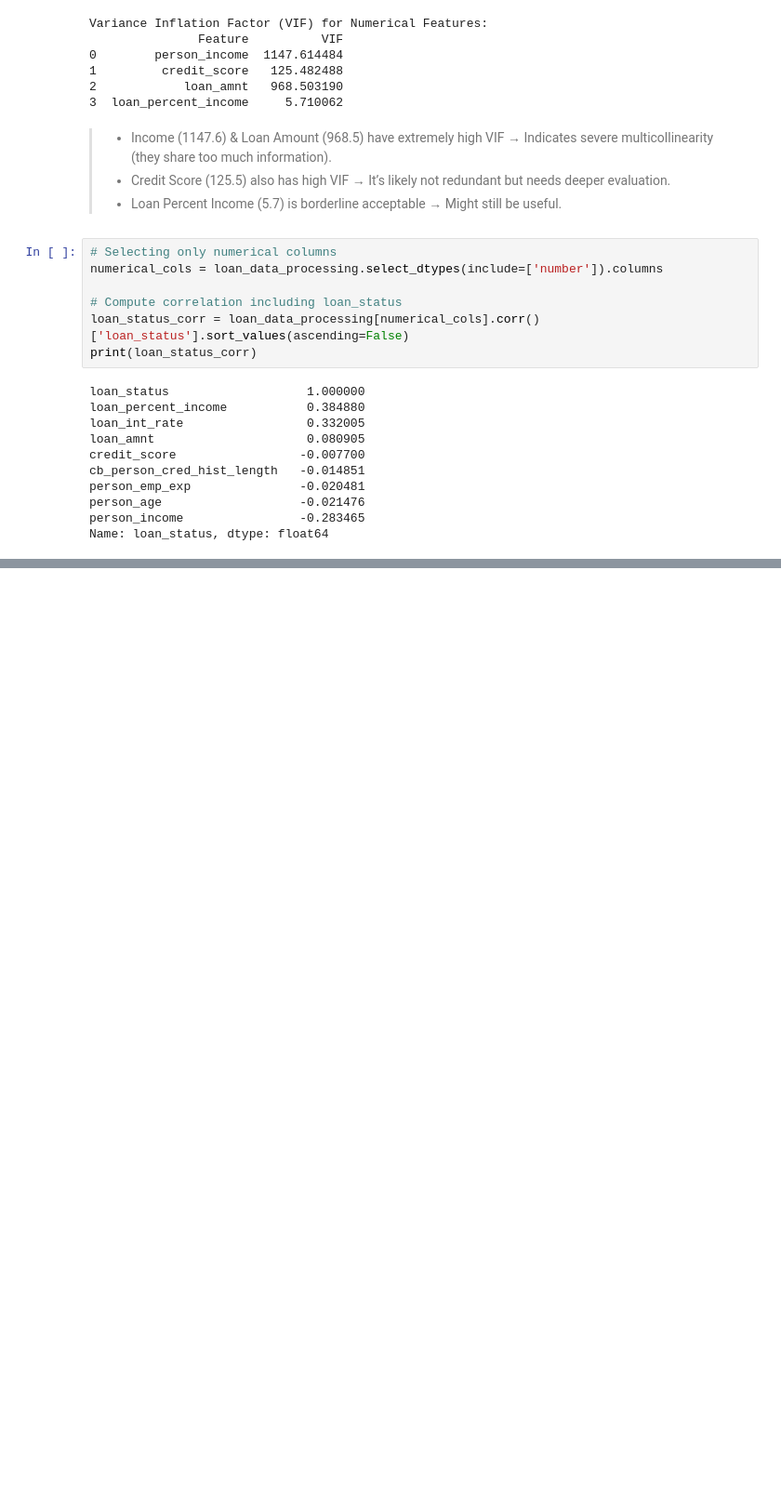
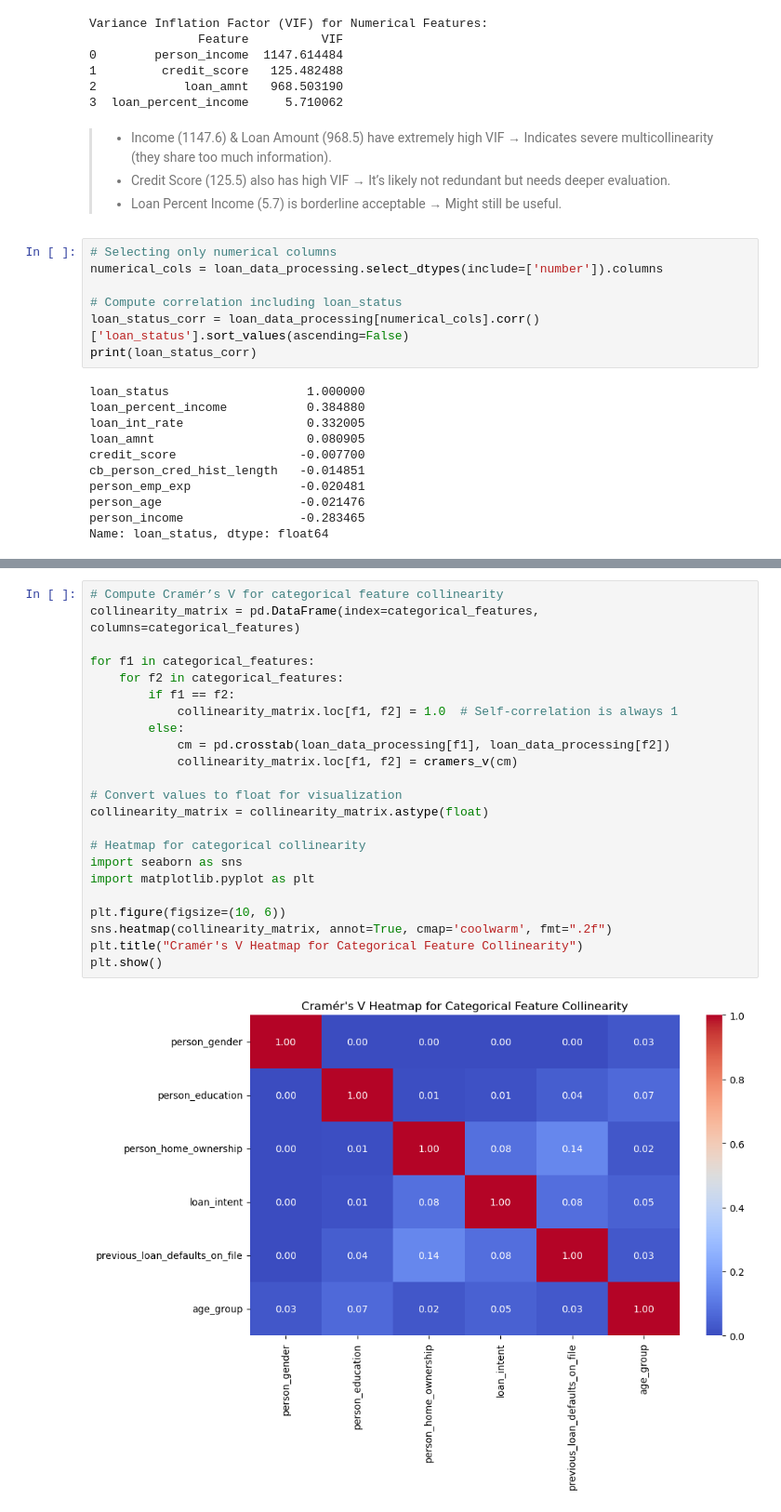
Before and after one commit to khan-asim-88/Loan-Approval-Prediction-Using-Machine-Learning, a Jupyter notebook: Loan_Approval_Prediction.ipynb, the cells around one changed output, grey strips where cells are left out. Shown at 93% size. Cells and saved outputs as stored; diff of their text form; blank space fills up the shorter version.

```diff
--- a/Loan_Approval_Prediction.ipynb
+++ b/Loan_Approval_Prediction.ipynb
@@ -570,0 +623,25 @@ Name: loan_status, dtype: float64
+# %%
+# Compute Cramér’s V for categorical feature collinearity
+collinearity_matrix = pd.DataFrame(index=categorical_features, columns=categorical_features)
+
+for f1 in categorical_features:
+    for f2 in categorical_features:
+        if f1 == f2:
+            collinearity_matrix.loc[f1, f2] = 1.0  # Self-correlation is always 1
+        else:
+            cm = pd.crosstab(loan_data_processing[f1], loan_data_processing[f2])
+            collinearity_matrix.loc[f1, f2] = cramers_v(cm)
+
+# Convert values to float for visualization
+collinearity_matrix = collinearity_matrix.astype(float)
+
+# Heatmap for categorical collinearity
+import seaborn as sns
+import matplotlib.pyplot as plt
+
+plt.figure(figsize=(10, 6))
+sns.heatmap(collinearity_matrix, annot=True, cmap='coolwarm', fmt=".2f")
+plt.title("Cramér's V Heatmap for Categorical Feature Collinearity")
+plt.show()
+# %% [output]
+[figure, added]
```
Also changed, not shown: parts of 10 cells of this notebook.
